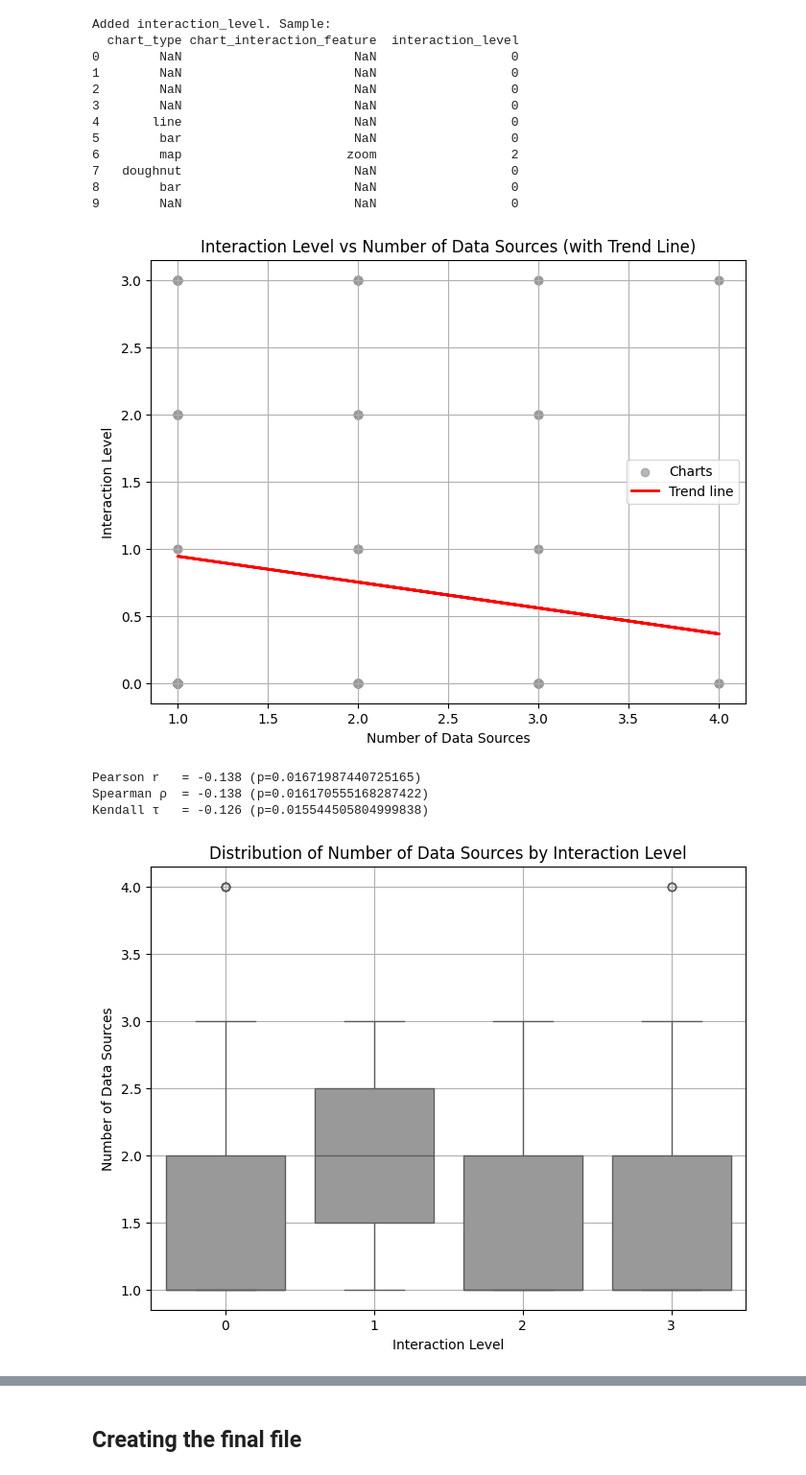
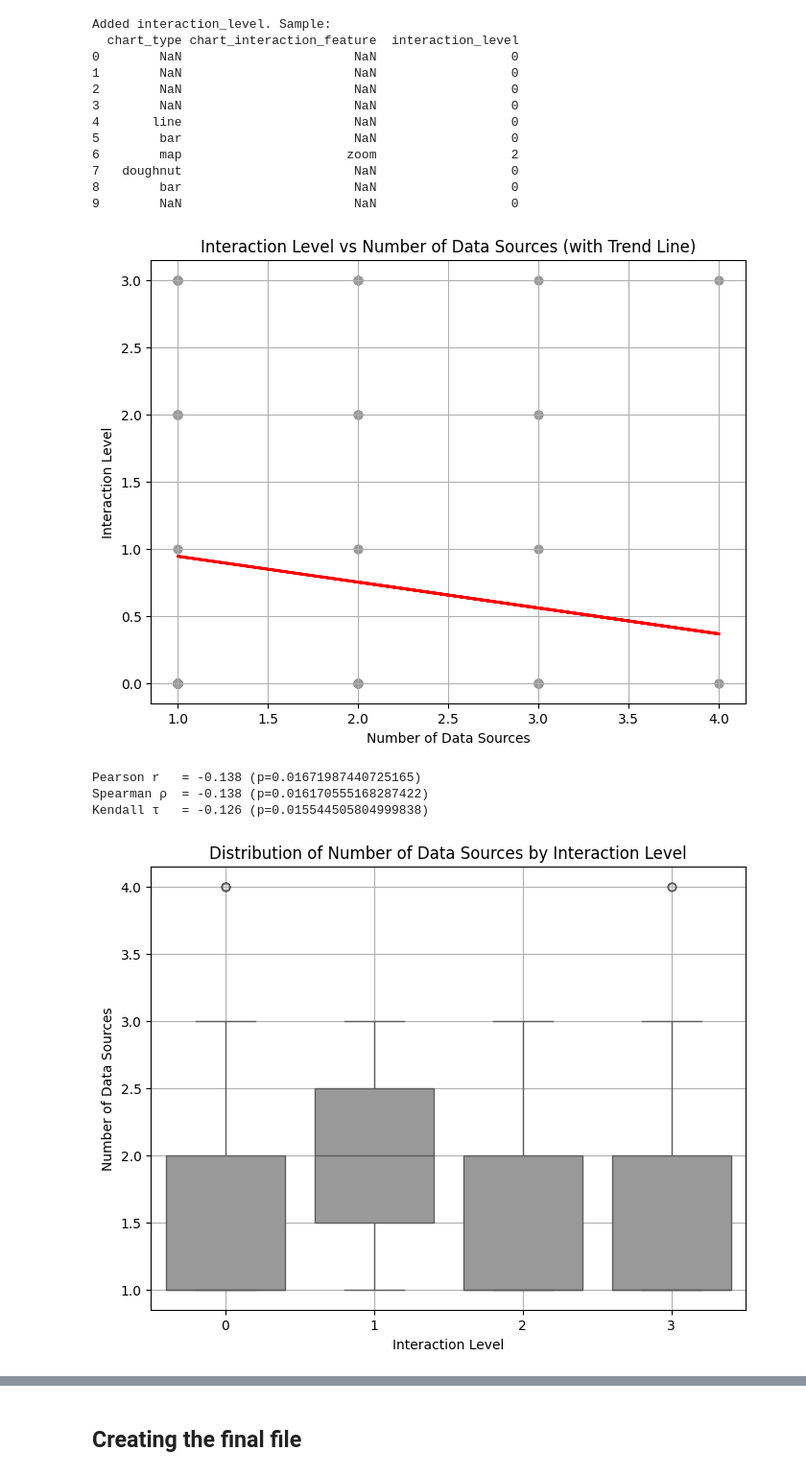
Before and after one commit to mondoboia/creator-complexity-lab, a Jupyter notebook: data_affordances_analysis.ipynb, the cells around one changed output, grey strips where cells are left out. Shown at 96% size. Drawn from its saved outputs; the diff is of its cells as text; code cells hidden in the pictures.

```diff
--- a/data_affordances_analysis.ipynb
+++ b/data_affordances_analysis.ipynb
@@ -726,38 +726,38 @@ plt.title("Interaction Level vs Number of Data Sources (with Trend Line)")
 plt.xlabel("Number of Data Sources")
 plt.ylabel("Interaction Level")
 plt.grid(True)
-plt.legend()
+plt.savefig("imgs/interaction_vs_data_sources_scatter.png", dpi=300)
 plt.show()
 
 # --- 2. Correlation analysis ---
 # Compute Pearson and Spearman correlations
 pearson_corr, pearson_p = pearsonr(
     chart_analysis_df["num_data_sources"], chart_analysis_df["interaction_level"]
 )
 spearman_corr, spearman_p = spearmanr(
     chart_analysis_df["num_data_sources"], chart_analysis_df["interaction_level"]
 )
 
 kendall_corr, kendall_p = kendalltau(
     chart_analysis_df["num_data_sources"], chart_analysis_df["interaction_level"]
 )
 
 
 # Return correlation results
 print(f"Pearson r   = {pearson_corr:.3f} (p={pearson_p})")
 print(f"Spearman ρ  = {spearman_corr:.3f} (p={spearman_p})")
 print(f"Kendall τ   = {kendall_corr:.3f} (p={kendall_p})")
 
 # --- 3. Boxplot ---
 plt.figure(figsize=(8, 6))
 sns.boxplot(data=chart_analysis_df, x="interaction_level", y="num_data_sources", color="#999999")
 plt.title("Distribution of Number of Data Sources by Interaction Level")
 plt.xlabel("Interaction Level")
 plt.ylabel("Number of Data Sources")
 plt.grid(True)
 plt.show()
 # %% [output]
-[figure, old version]
+[figure, new version]
 Pearson r   = -0.138 (p=0.01671987440725165)
 Spearman ρ  = -0.138 (p=0.016170555168287422)
 Kendall τ   = -0.126 (p=0.015544505804999838)
```
Also changed, not shown: parts of 1 cell of this notebook, 3 other files.
